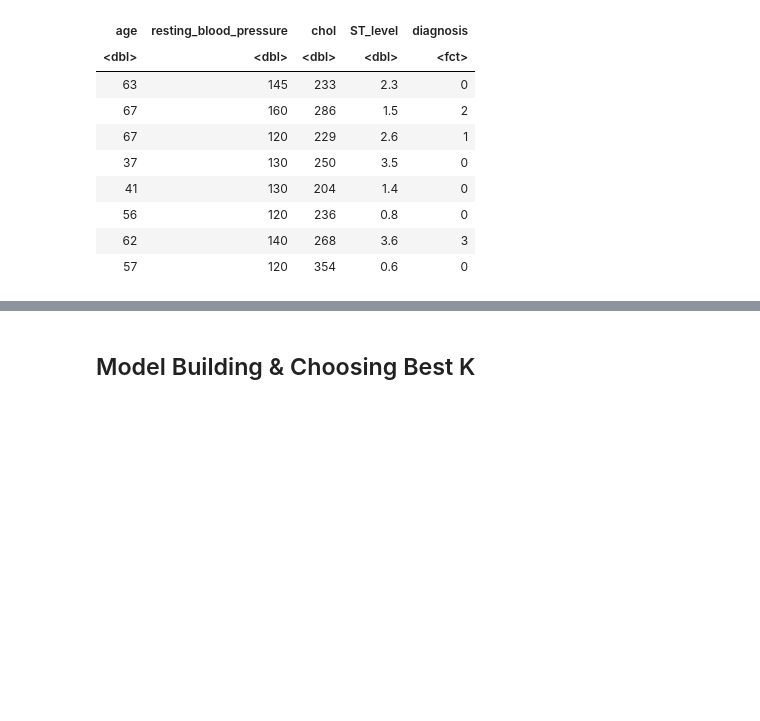
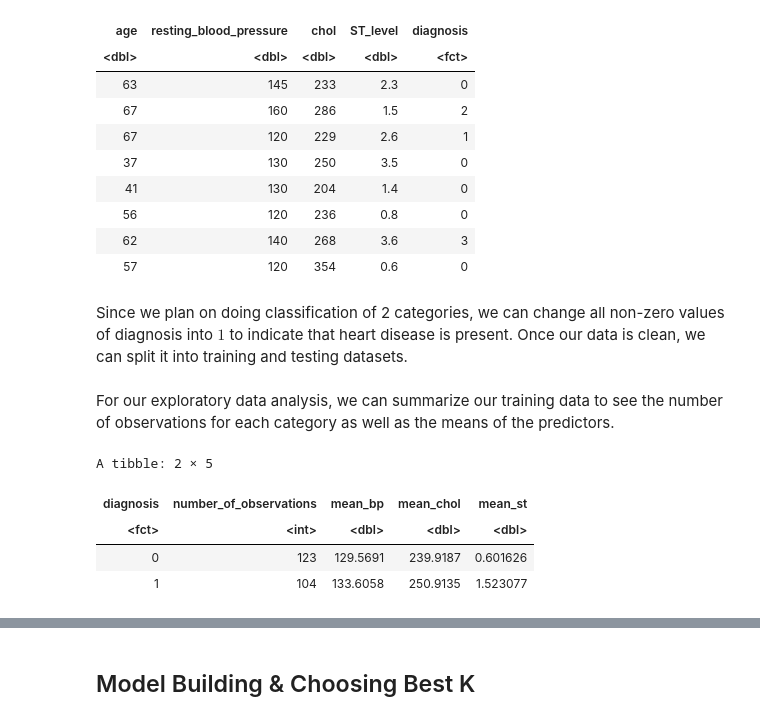
Before and after one commit to sendhelpDSCI/UBC_DSCI100_Group166, a Jupyter notebook: Code.ipynb, the cells around one changed output, grey strips where cells are left out. Saved outputs shown, nothing was run; the diff lists cells and outputs as text; code cells hidden in the pictures; blank space fills up the shorter version.

```diff
--- a/Code.ipynb
+++ b/Code.ipynb
@@ -44,4 +64,6 @@ A tibble: 8 × 5
 | 56 | 120 | 236 | 0.8 | 0 |
 | 62 | 140 | 268 | 3.6 | 3 |
 | 57 | 120 | 354 | 0.6 | 0 |
+# %% [markdown]
+Since we plan on doing classification of 2 categories, we can change all non-zero values of diagnosis into $1$ to indicate that heart disease is present. Once our data is clean, we can split it into training and testing datasets.
 # %%
@@ -60,0 +81,12 @@ heart_test <- testing(heart_split)
+# %% [markdown]
+For our exploratory data analysis, we can summarize our training data to see the number of observations for each category as well as the means of the predictors.
+# %%
+#Find the number of observations for each class (heart disease = 1 or no heart disease = 0) as well as the mean of each predictor
+heart_summary <- heart_train |> group_by(diagnosis) |> summarize(number_of_observations = n(), mean_bp = mean(resting_blood_pressure), mean_chol = mean(chol), mean_st = mean(ST_level))
+heart_summary
+# %% [output]
+A tibble: 2 × 5
+| diagnosis | number_of_observations | mean_bp | mean_chol | mean_st |
+| <fct> | <int> | <dbl> | <dbl> | <dbl> |
+| 0 | 123 | 129.5691 | 239.9187 | 0.601626 |
+| 1 | 104 | 133.6058 | 250.9135 | 1.523077 |
```
Also changed, not shown: parts of 7 cells of this notebook.
